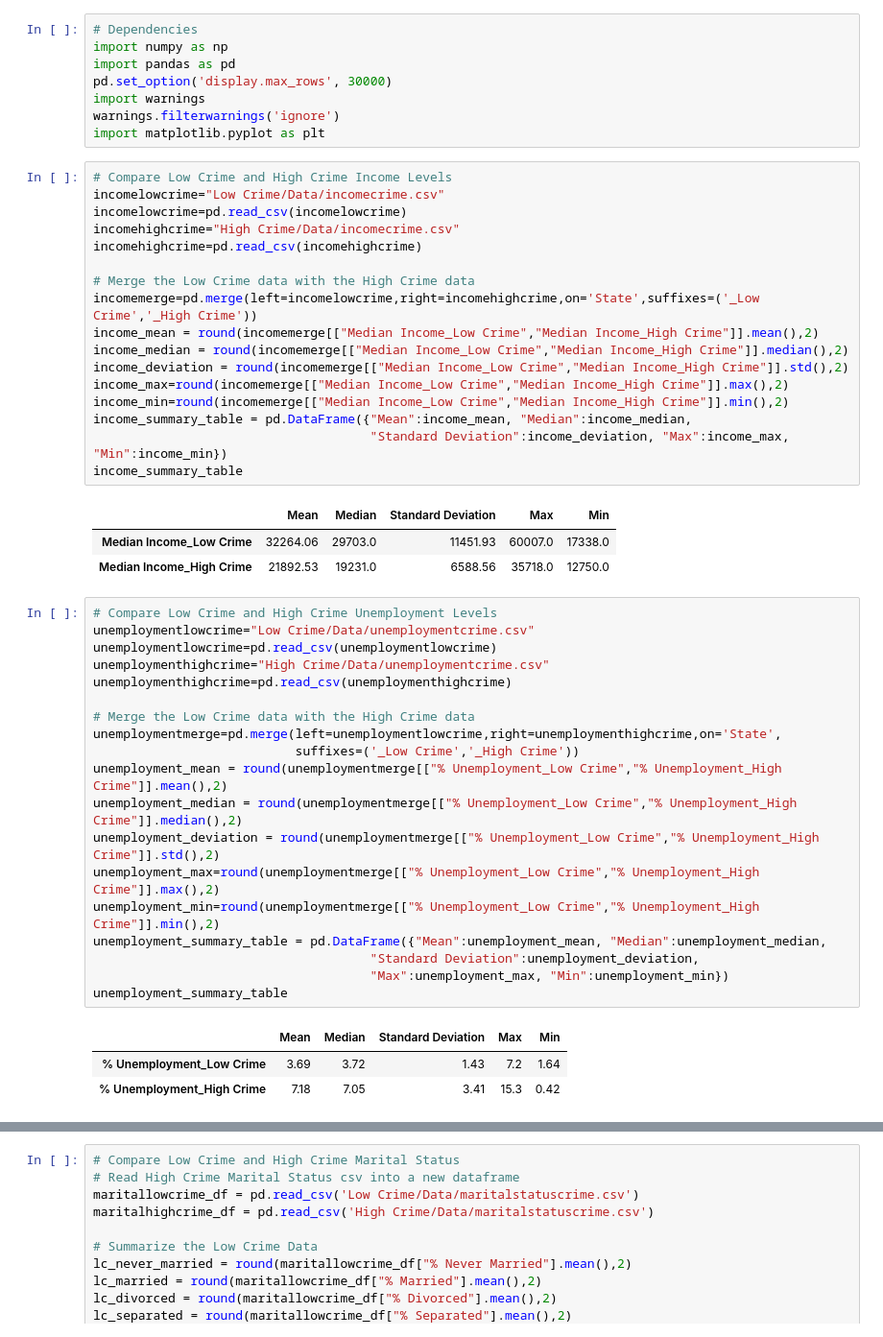
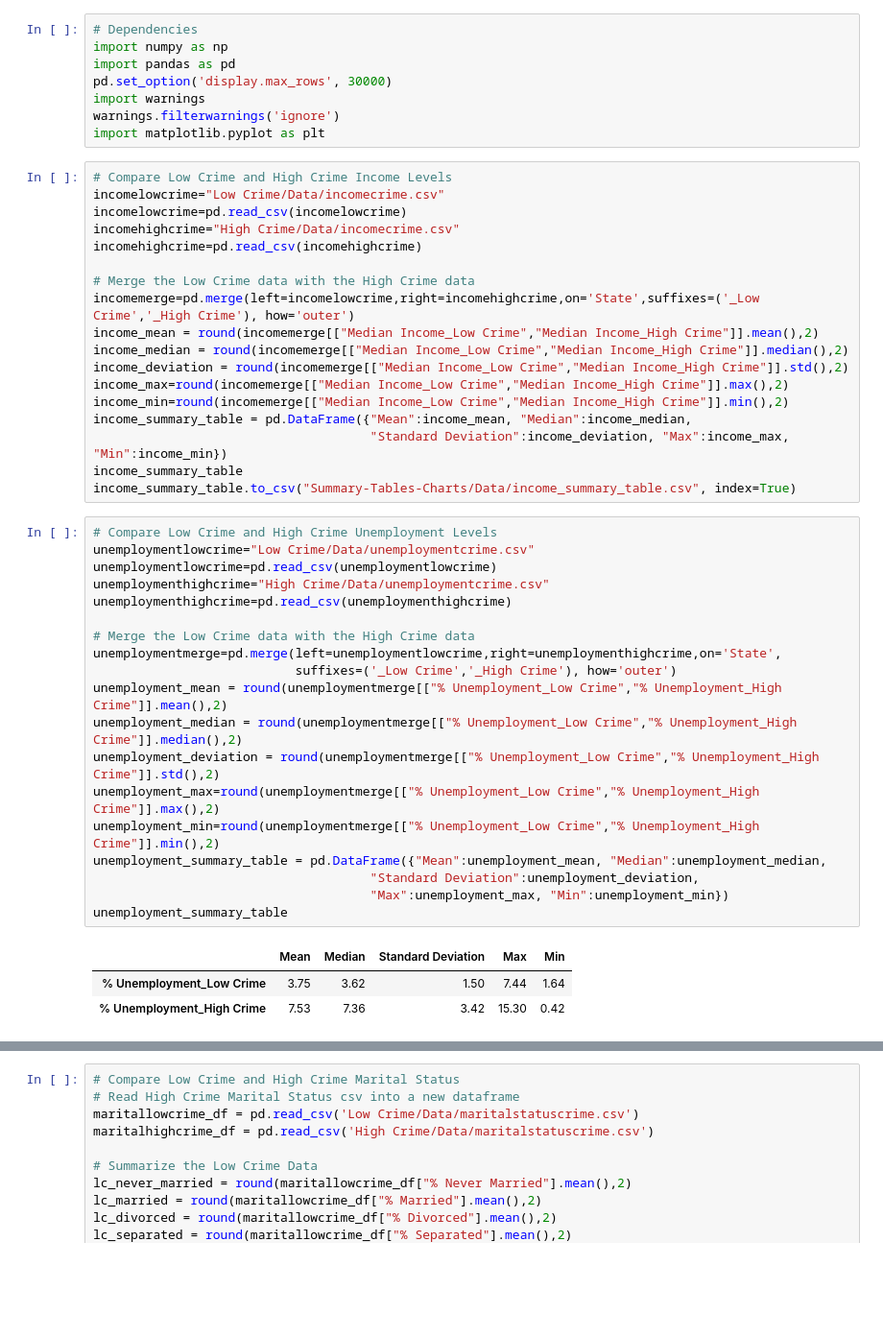
Before and after one commit to temidayo1234/National_ViolentCrime_Analysis, a Jupyter notebook: Analysis/Summary-Tables-Combined.ipynb, the cells around one changed output, grey strips where cells are left out. Shown at 96% size. Drawn from its saved outputs; the diff is of its cells as text; blank space fills up the shorter version.

```diff
--- a/Analysis/Summary-Tables-Combined.ipynb
+++ b/Analysis/Summary-Tables-Combined.ipynb
@@ -16,7 +16,7 @@ incomehighcrime="High Crime/Data/incomecrime.csv"
 incomehighcrime=pd.read_csv(incomehighcrime)
 
 # Merge the Low Crime data with the High Crime data
-incomemerge=pd.merge(left=incomelowcrime,right=incomehighcrime,on='State',suffixes=('_Low Crime','_High Crime'))
+incomemerge=pd.merge(left=incomelowcrime,right=incomehighcrime,on='State',suffixes=('_Low Crime','_High Crime'), how='outer')
 income_mean = round(incomemerge[["Median Income_Low Crime","Median Income_High Crime"]].mean(),2)
 income_median = round(incomemerge[["Median Income_Low Crime","Median Income_High Crime"]].median(),2)
 income_deviation = round(incomemerge[["Median Income_Low Crime","Median Income_High Crime"]].std(),2)
@@ -25,33 +25,30 @@ income_min=round(incomemerge[["Median Income_Low Crime","Median Income_High Crim
 income_summary_table = pd.DataFrame({"Mean":income_mean, "Median":income_median,
                                      "Standard Deviation":income_deviation, "Max":income_max, "Min":income_min})
 income_summary_table
+income_summary_table.to_csv("Summary-Tables-Charts/Data/income_summary_table.csv", index=True)
-# %% [output]
-|  | Mean | Median | Standard Deviation | Max | Min |
-| Median Income_Low Crime | 32264.06 | 29703.0 | 11451.93 | 60007.0 | 17338.0 |
-| Median Income_High Crime | 21892.53 | 19231.0 | 6588.56 | 35718.0 | 12750.0 |
 # %%
 # Compare Low Crime and High Crime Unemployment Levels
 unemploymentlowcrime="Low Crime/Data/unemploymentcrime.csv"
 unemploymentlowcrime=pd.read_csv(unemploymentlowcrime)
 unemploymenthighcrime="High Crime/Data/unemploymentcrime.csv"
 unemploymenthighcrime=pd.read_csv(unemploymenthighcrime)
 
 # Merge the Low Crime data with the High Crime data
 unemploymentmerge=pd.merge(left=unemploymentlowcrime,right=unemploymenthighcrime,on='State',
-                           suffixes=('_Low Crime','_High Crime'))
+                           suffixes=('_Low Crime','_High Crime'), how='outer')
 unemployment_mean = round(unemploymentmerge[["% Unemployment_Low Crime","% Unemployment_High Crime"]].mean(),2)
 unemployment_median = round(unemploymentmerge[["% Unemployment_Low Crime","% Unemployment_High Crime"]].median(),2)
 unemployment_deviation = round(unemploymentmerge[["% Unemployment_Low Crime","% Unemployment_High Crime"]].std(),2)
 unemployment_max=round(unemploymentmerge[["% Unemployment_Low Crime","% Unemployment_High Crime"]].max(),2)
 unemployment_min=round(unemploymentmerge[["% Unemployment_Low Crime","% Unemployment_High Crime"]].min(),2)
 unemployment_summary_table = pd.DataFrame({"Mean":unemployment_mean, "Median":unemployment_median,
                                      "Standard Deviation":unemployment_deviation,
                                      "Max":unemployment_max, "Min":unemployment_min})
 unemployment_summary_table
 # %% [output]
 |  | Mean | Median | Standard Deviation | Max | Min |
-| % Unemployment_Low Crime | 3.69 | 3.72 | 1.43 | 7.2 | 1.64 |
-| % Unemployment_High Crime | 7.18 | 7.05 | 3.41 | 15.3 | 0.42 |
+| % Unemployment_Low Crime | 3.75 | 3.62 | 1.50 | 7.44 | 1.64 |
+| % Unemployment_High Crime | 7.53 | 7.36 | 3.42 | 15.30 | 0.42 |
 # %%
 # Compare Low Crime and High Crime Population Levels
 populationlowcrime="Low Crime/Data/totalpopulation.csv"
```
Also changed, not shown: parts of 1 cell of this notebook, 41 other files.
